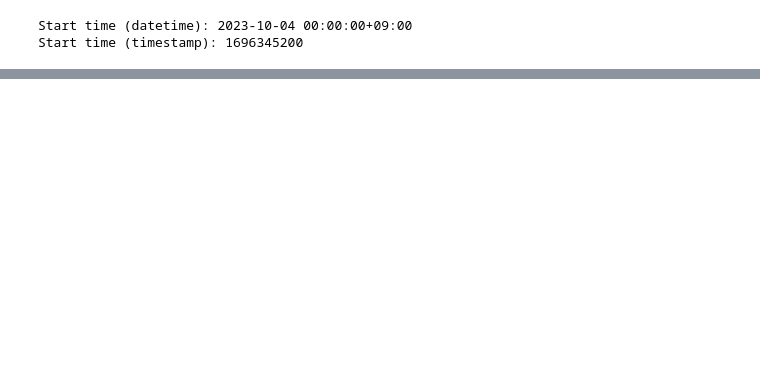
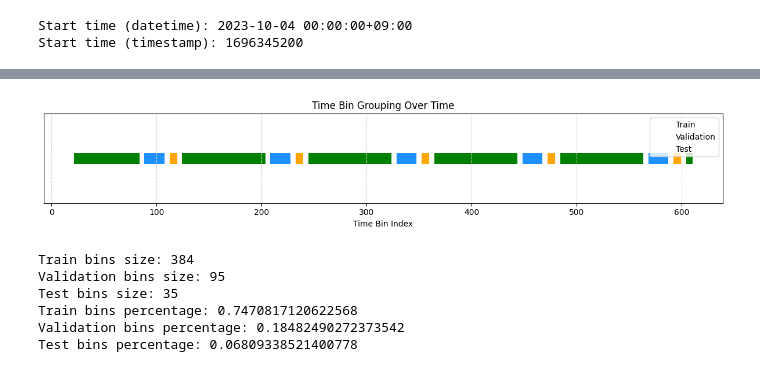
Before and after one commit to michelegiampaolo/mobility-seoul, a Jupyter notebook: Data/mobility_model.ipynb, the cells around one changed output, grey strips where cells are left out. Cells and saved outputs as stored; diff of their text form; code cells hidden in the pictures; blank space fills up the shorter version.

```diff
--- a/Data/mobility_model.ipynb
+++ b/Data/mobility_model.ipynb
@@ -691,3 +705,49 @@ def generate_stratified_split(all_bins, train_ratio=0.8, stride=3):
+# %%
+def plot_time_bin_split(train_bins, val_bins, test_bins, title="Time Bin Grouping Over Time"):
+    """
+    Plots time bins assigned to train, val, and test sets across time.
+    """
+
+    # Build list of (bin, group) pairs
+    group_labels = []
+    for b in train_bins:
+        group_labels.append((b, "train"))
+    for b in val_bins:
+        group_labels.append((b, "val"))
+    for b in test_bins:
+        group_labels.append((b, "test"))
+
+    # Sort by bin number
+    group_labels.sort()
+
+    # Unpack for plotting
+    bin_numbers = [x[0] for x in group_labels]
+    group_names = [x[1] for x in group_labels]
+
+    # Map groups to colors
+    color_map = {"train": "green", "val": "dodgerblue", "test": "orange"}
+    colors = [color_map[g] for g in group_names]
+
+    # Make plot
+    plt.figure(figsize=(12, 2.5))
+    plt.scatter(bin_numbers, [1]*len(bin_numbers), c=colors, marker='|', s=200)
+
+    plt.yticks([])
+    plt.xlabel("Time Bin Index")
+    plt.title(title)
+    legend_elements = [
+        plt.Line2D([0], [0], marker='|', color='w', label='Train', markerfacecolor='green', markersize=10),
+        plt.Line2D([0], [0], marker='|', color='w', label='Validation', markerfacecolor='dodgerblue', markersize=10),
+        plt.Line2D([0], [0], marker='|', color='w', label='Test', markerfacecolor='orange', markersize=10)
+    ]
+    plt.legend(handles=legend_elements, loc='upper right')
+    plt.grid(axis='x', color='lightgray', linestyle='--')
+    plt.tight_layout()
+    plt.show()
+
+plot_time_bin_split(train_bins, val_bins, test_bins)
+# %% [output]
+[figure, added]
 # %%
 from torch.optim import Adam
 from torch.optim.lr_scheduler import ReduceLROnPlateau
@@ -720,6 +782,25 @@ model = MovementLinkPredictor(
 
 optimizer = Adam(model.parameters(), lr=learning_rate)
 scheduler = ReduceLROnPlateau(optimizer, mode='min', factor=0.5, patience=5, threshold=0.0005, verbose=True)
+# %%
+train_bins, val_bins, test_bins = assign_time_bins_by_day_cadence(
+    positions_links_df,
+    window_size=window_size
+)
+print("Train bins size:", len(train_bins))
+print("Validation bins size:", len(val_bins))
+print("Test bins size:", len(test_bins))
+
+print("Train bins percentage:", len(train_bins) / (len(train_bins) + len(val_bins) + len(test_bins)))
+print("Validation bins percentage:", len(val_bins) / (len(train_bins) + len(val_bins) + len(test_bins)))
+print("Test bins percentage:", len(test_bins) / (len(train_bins) + len(val_bins) + len(test_bins)))
+# %% [output]
+Train bins size: 384
+Validation bins size: 95
+Test bins size: 35
+Train bins percentage: 0.7470817120622568
+Validation bins percentage: 0.18482490272373542
+Test bins percentage: 0.06809338521400778
 # %%
 # setting a random seed for reproducibility
 # (this will make sure that the results are the same every time the code is run even for random values)
```
Also changed, not shown: parts of 20 cells of this notebook.
